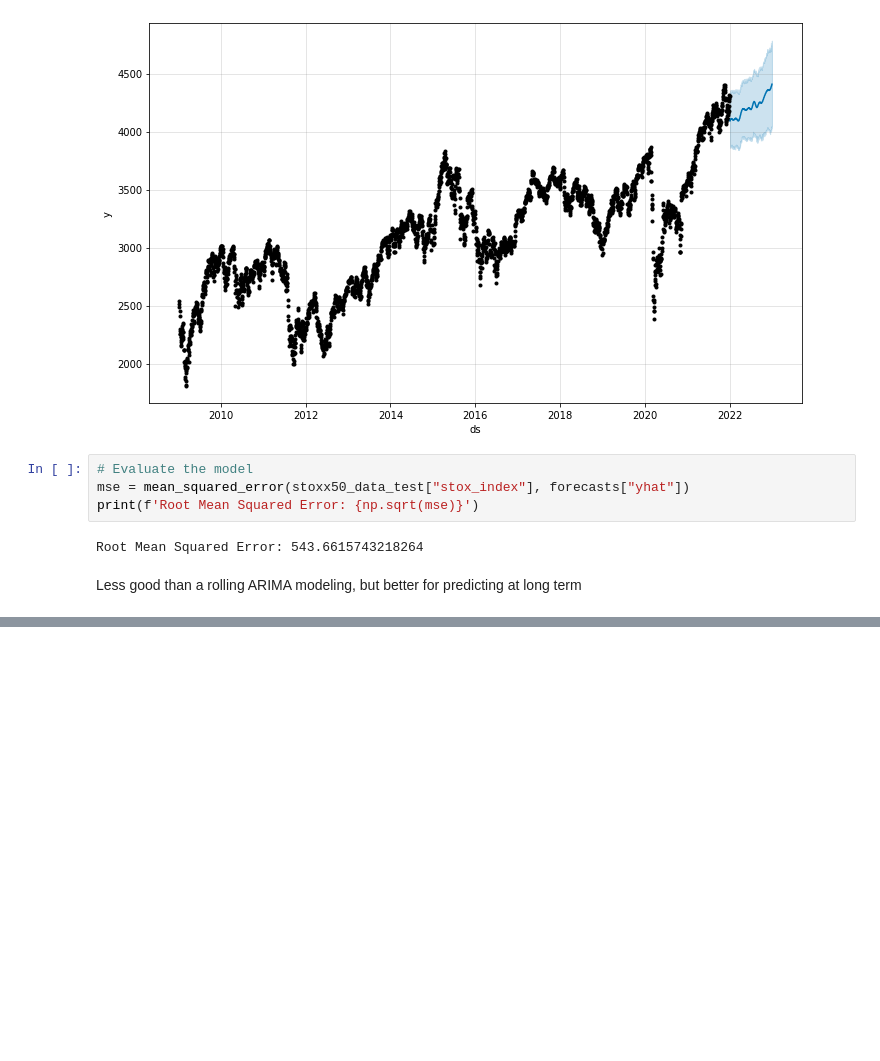
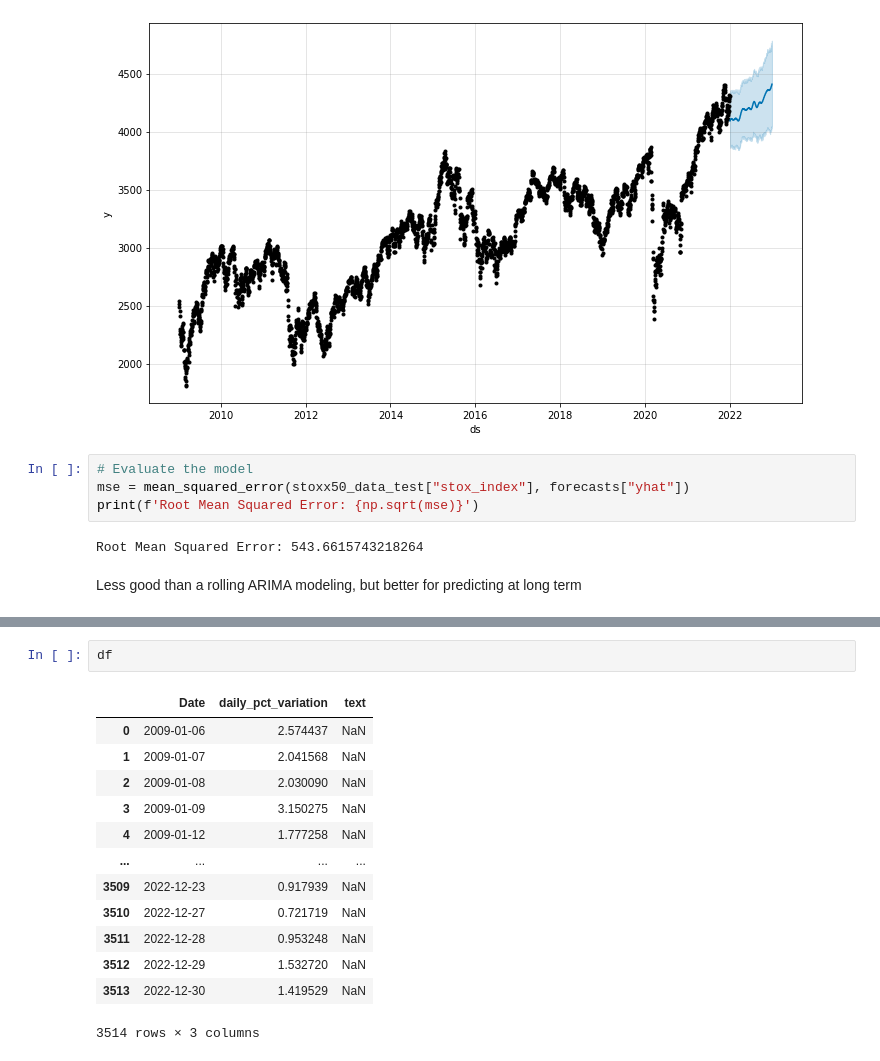
Before and after one commit to Emy-O/Projet_ML, a Jupyter notebook: recuperation_donnees (1).ipynb, the cells around one changed output, grey strips where cells are left out. Saved outputs shown, nothing was run; the diff lists cells and outputs as text; blank space fills up the shorter version.

```diff
--- a/recuperation_donnees (1).ipynb
+++ b/recuperation_donnees (1).ipynb
@@ -644,0 +811,16 @@ Less good than a rolling ARIMA modeling, but better for predicting at long term
+# %%
+df
+# %% [output]
+|  | Date | daily_pct_variation | text |
+| 0 | 2009-01-06 | 2.574437 | NaN |
+| 1 | 2009-01-07 | 2.041568 | NaN |
+| 2 | 2009-01-08 | 2.030090 | NaN |
+| 3 | 2009-01-09 | 3.150275 | NaN |
+| 4 | 2009-01-12 | 1.777258 | NaN |
+| ... | ... | ... | ... |
+| 3509 | 2022-12-23 | 0.917939 | NaN |
+| 3510 | 2022-12-27 | 0.721719 | NaN |
+| 3511 | 2022-12-28 | 0.953248 | NaN |
+| 3512 | 2022-12-29 | 1.532720 | NaN |
+| 3513 | 2022-12-30 | 1.419529 | NaN |
+3514 rows × 3 columns
```
Also changed, not shown: parts of 19 cells of this notebook, 14 other files.
